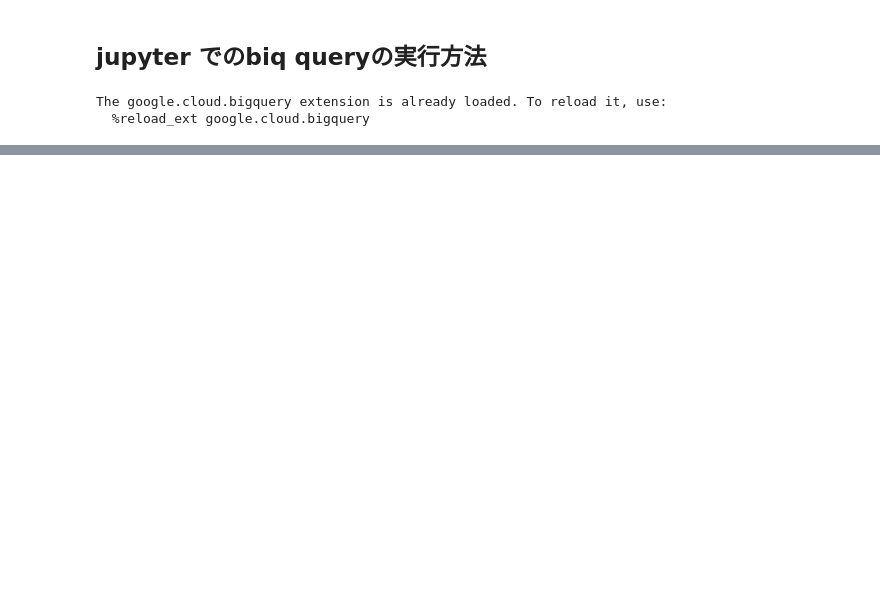
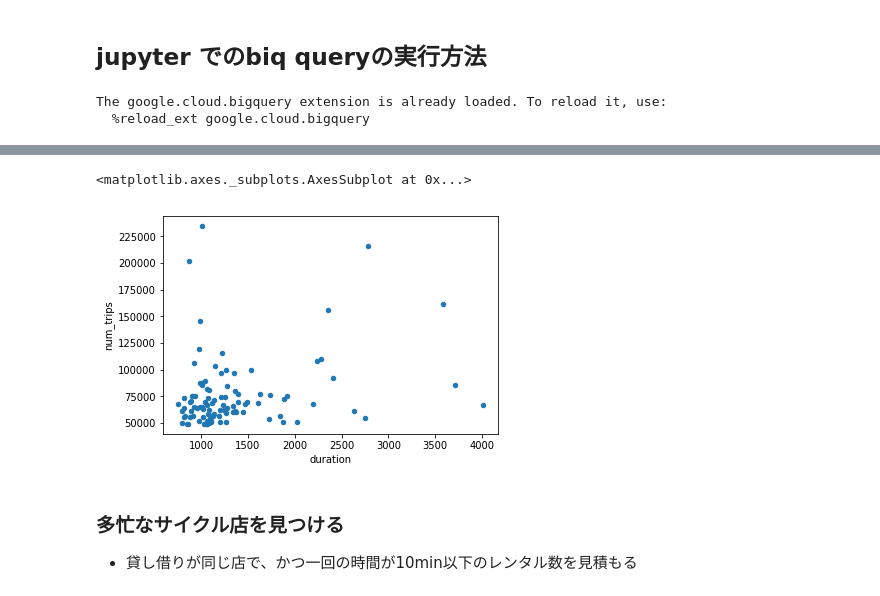
Before and after one commit to hiroaki8388/gcp, a Jupyter notebook: bq-definitive-guide/Ch5/Ch5.ipynb, the cells around one changed output, grey strips where cells are left out. Drawn from its saved outputs; the diff is of its cells as text; code cells hidden in the pictures; blank space fills up the shorter version.

```diff
--- a/bq-definitive-guide/Ch5/Ch5.ipynb
+++ b/bq-definitive-guide/Ch5/Ch5.ipynb
@@ -21,0 +10,7 @@ ImportError: No module named 'dotenv'
+# %%
+import pandas as pd
+import numpy as np
+import seaborn as sns
+sns.set()
+from google.cloud import bigquery
+import time
@@ -21,0 +99,5 @@ ImportError: No module named 'dotenv'
+# %%
+# insert
+data = [(1, '猿でもわかるpython'), (2, '猿でもわかるbq'), (2, '猿でもわかるpython')]
+
+bq.insert_rows(table, data)
@@ -21,0 +116,6 @@ ImportError: No module named 'dotenv'
+# %%
+# pandasのdataをload
+df = pd.DataFrame(data,columns=['chapter', 'title'])
+table_id = 'scalable-data-science.bq_ch05.tmp_table_df'
+job = bq.load_table_from_dataframe(df, table_id)
+job.result()
@@ -46,0 +203,8 @@ limit 5
+# %%
+df.plot.scatter('duration', 'num_trips')
+# %% [output]
+<matplotlib.axes._subplots.AxesSubplot at 0x...>
+[figure, added]
+# %% [markdown]
+### 多忙なサイクル店を見つける
+- 貸し借りが同じ店で、かつ一回の時間が10min以下のレンタル数を見積もる
```
Also changed, not shown: parts of 40 cells of this notebook.
